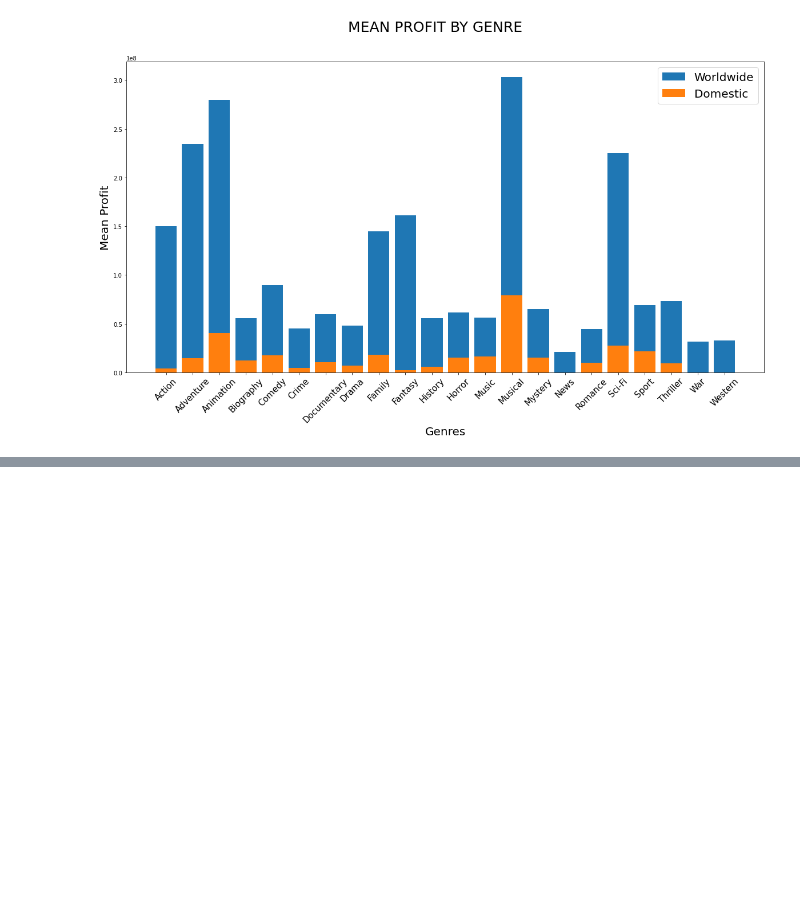
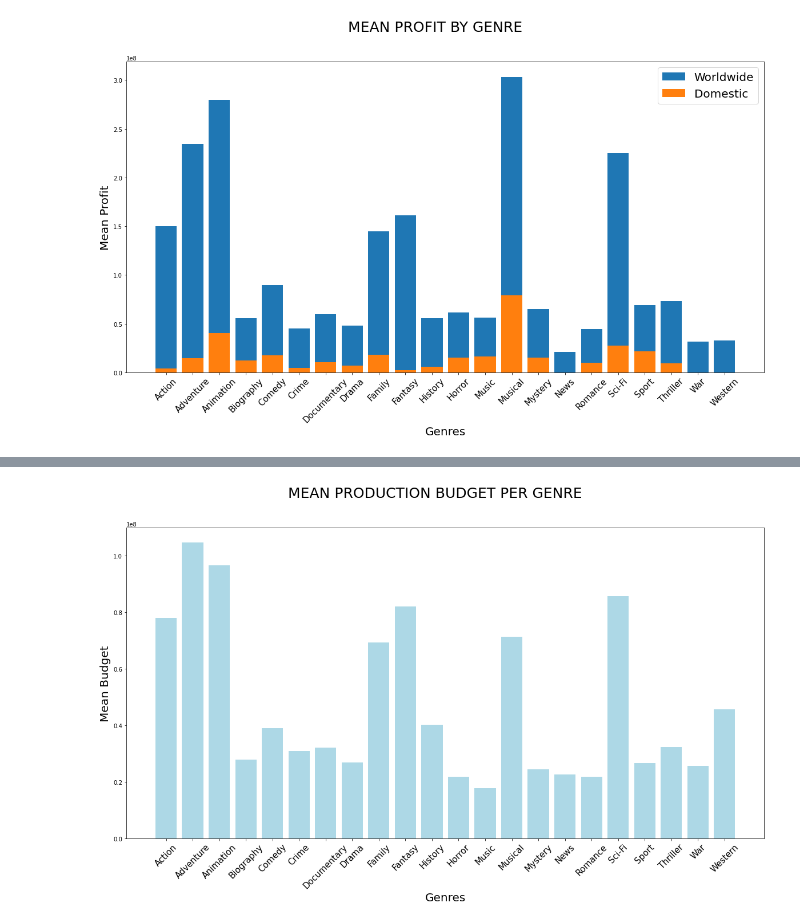
Before and after one commit to Wonuabimbola/analysis-of-the-film-industry, a Jupyter notebook: data_analysis.ipynb, the cells around one changed output, grey strips where cells are left out. Drawn from its saved outputs; the diff is of its cells as text; code cells hidden in the pictures; blank space fills up the shorter version.

```diff
--- a/data_analysis.ipynb
+++ b/data_analysis.ipynb
@@ -99,0 +144,17 @@ ax.set_ylim(0);
+# %%
+# calculating the mean budget for each genre
+genre_production = genre_profit_new.groupby('genres')['production_budget'].mean()
+
+# Plotting the Genres against their Mean production budget
+fig, ax = plt.subplots(figsize=(20, 10))
+
+x = genre_production.index
+y = genre_production.values
+
+ax.bar(x,y, color='lightblue')
+ax.tick_params(axis='x', labelsize= 15, rotation=45)
+ax.set_xlabel('Genres', fontsize= 20)
+ax.set_ylabel('Mean Budget',fontsize= 20)
+plt.suptitle('MEAN PRODUCTION BUDGET PER GENRE', fontsize= 25);
+# %% [output]
+[figure, added]
```
Also changed, not shown: parts of 28 cells of this notebook.
